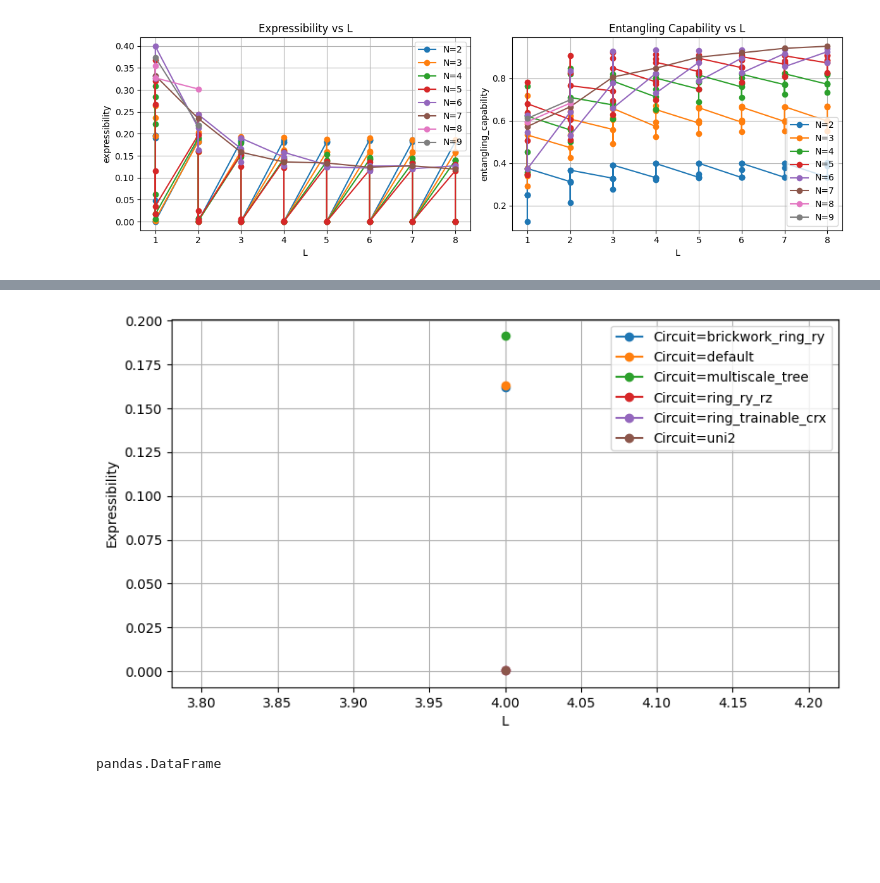
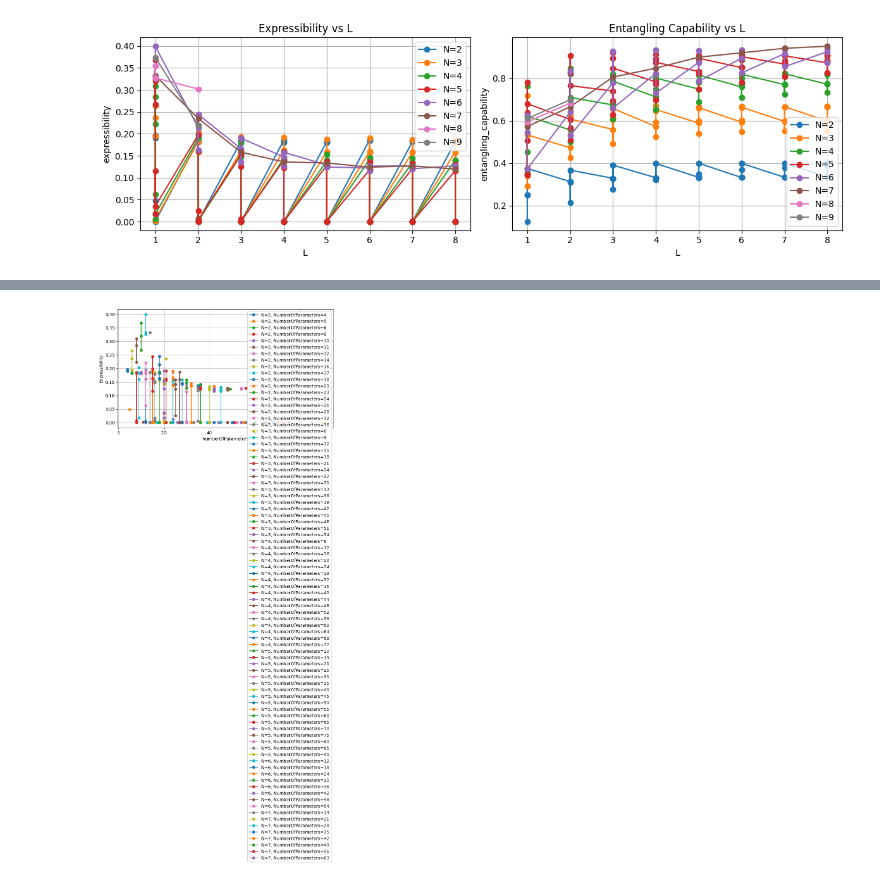
Before and after one commit to Joel-Kunk/VQCFD_quimb, a Jupyter notebook: analysis_results.ipynb, the cells around one changed output, grey strips where cells are left out. Drawn from its saved outputs; the diff is of its cells as text; code cells hidden in the pictures; blank space fills up the shorter version.

```diff
--- a/analysis_results.ipynb
+++ b/analysis_results.ipynb
@@ -287,15 +287,16 @@ gradient_runs = (
     if GRADIENT_SELECTION
     else an.discover_gradient_runs()
 )
+expression_runs = an.discover_expr_runs(include_full_runs=False)
 
 run_table = an.build_run_table(
     selected_runs,
     variance_runs=variance_runs,
     circuit_overrides=CIRCUIT_OVERRIDES,
     gradient_runs=gradient_runs,
+    expression_runs=expression_runs,
 )
 run_table
-a
 # %% [output]
 |  | Run | N | L | NumberOfParameters | Var | OverallGradientVariance | OverlapGradientVariance | ... |
 | 0 | N2_L1 | 2 | 1 | 4 | NaN | 0.251164 | 0.061809 | ... |
@@ -313,43 +329,39 @@ a
 # %%
 # X accepts one column; Y accepts one column or a list of columns.
 # GROUP_BY accepts one column, a list of columns, or None.
-X = "L"
+X = "NumberOfParameters"
 Y = "Expressibility"
-GROUP_BY = "Circuit"#["N", "NumberOfParameters"] #["N", "Circuit"]
+GROUP_BY = ["N", "NumberOfParameters"] #["N", "Circuit"]
 X_LABEL = None             # e.g. "Number of layers"; None uses X
 Y_LABEL = None             # e.g. "Error"; None uses Y (or "Value" for multiple Ys)
 X_LIMITS = None            # e.g. (0, 10); use None for automatic limits
 Y_LIMITS = None            # e.g. (0, 1); use None for automatic limits
 
-NS = [3] #[2,3,4,5,6] # None               # e.g. [3, 4, 5]
-LS = 4 #[1,2,3,4,5,6,7,8]               # e.g. [1, 2, 3]
-CIRCUITS = None #["uni2","ring_trainable_crx","default",'multiscale_tree']         # e.g. ["default", "uni2", "brickwork_ring_ry"]
+NS = None #[2,3,4,5,6] # None               # e.g. [3, 4, 5]
+LS = None #[1,2,3,4,5,6,7,8]               # e.g. [1, 2, 3]
+CIRCUITS = None #["ring_ry_rz","default","ring_trainable_crx","multiscale_tree"] #["uni2","ring_trainable_crx","default",'multiscale_tree']         # e.g. ["default", "uni2", "brickwork_ring_ry"]
 INITIAL_STATES = "sine"   # e.g. ["sine", "tapered_gaussian"]
 
 filtered_table, ax, fig = an.plot_run_table(
     run_table,
     x=X,
     y=Y,
     ns=NS,
     ls=LS,
     circuits=CIRCUITS,
     initial_states=INITIAL_STATES,
     group_by=GROUP_BY,
     kind="line",        # "line" or "scatter"
     log_y=False,
     x_label=X_LABEL,
     y_label=Y_LABEL,
     x_limits=X_LIMITS,
     y_limits=Y_LIMITS,
 )
 # filtered_table
 # %% [output]
-[figure, old version]
+[figure, new version]
 # %%
 # folder = "exprs"
 # name = "expr_default_default_all"
 # fig.savefig(f"figures/{folder}/{name}.pdf", bbox_inches='tight')
-# %%
-type(run_table)
-# %% [output]
-pandas.DataFrame
```
Also changed, not shown: parts of 4 cells of this notebook, 3 other files.
